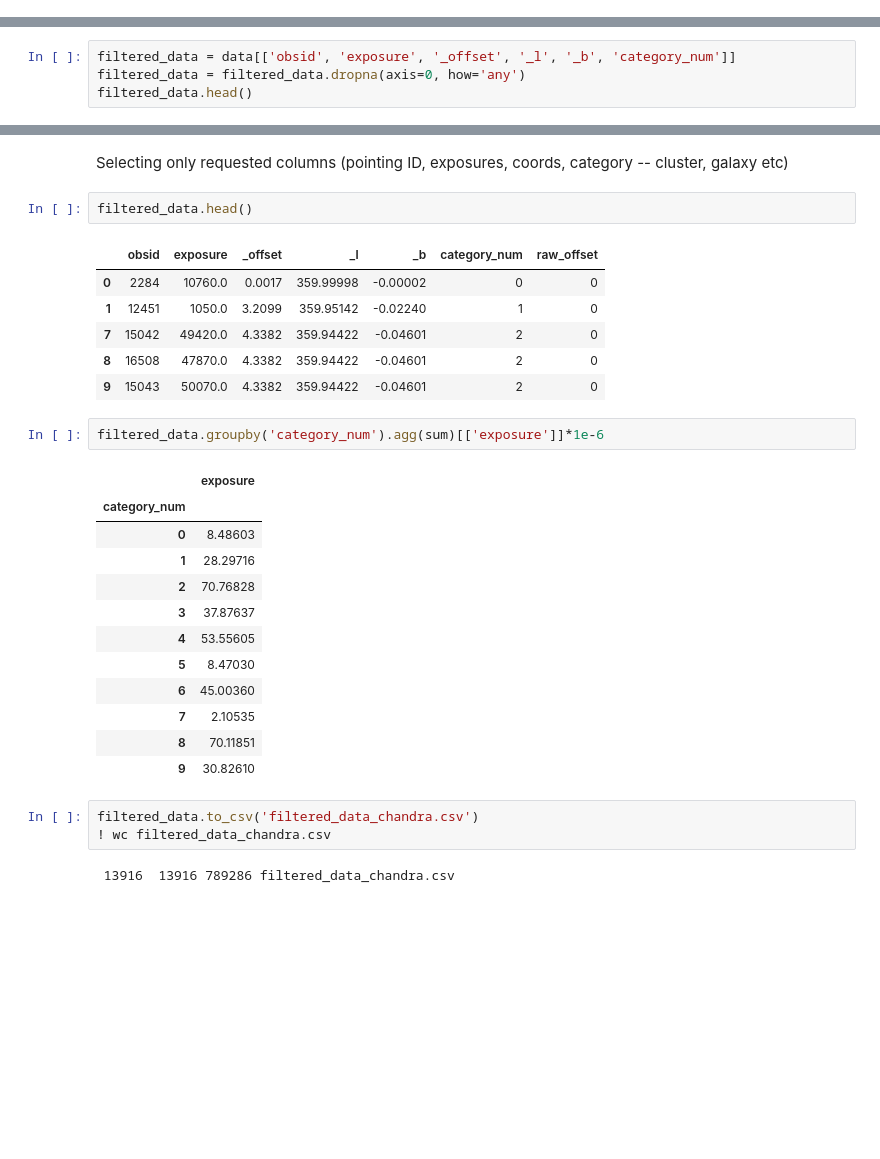
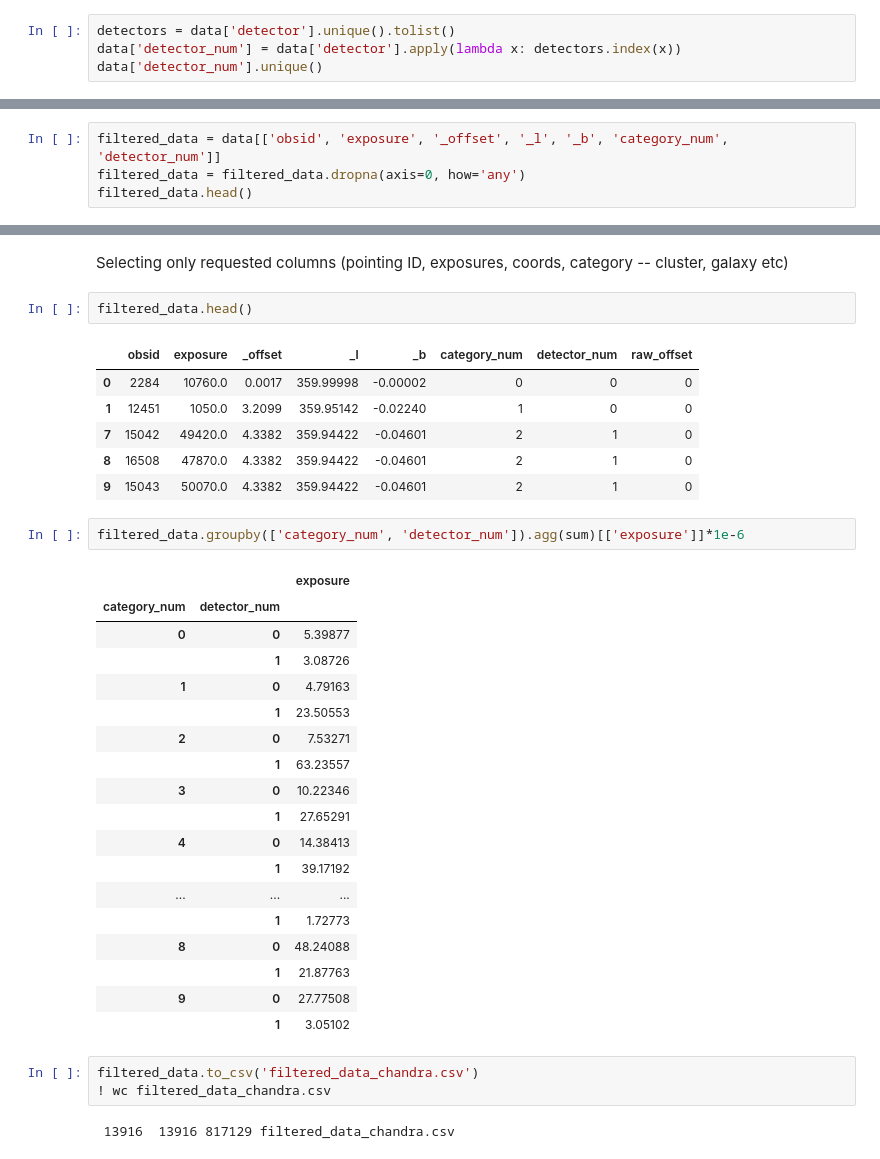
Before and after one commit to Dima806/archived-xray-data-heasarc, a Jupyter notebook: archived-chandra-data.ipynb, the cells around one changed output, grey strips where cells are left out. Saved outputs shown, nothing was run; the diff lists cells and outputs as text; blank space fills up the shorter version.

```diff
--- a/archived-chandra-data.ipynb
+++ b/archived-chandra-data.ipynb
@@ -175,3 +175,7 @@ data['exposure'].head()
 8    47870.0
 9    50070.0
 Name: exposure, dtype: float64
+# %%
+detectors = data['detector'].unique().tolist()
+data['detector_num'] = data['detector'].apply(lambda x: detectors.index(x))
+data['detector_num'].unique()
@@ -191,7 +211,7 @@ data.describe()
 | 75% | 14435.500000 | 283.770990 | 45.888680 | 34955.000000 | 13.000000 | 1.380088e+07 | 800230.500000 | 7000.000000 | 6853.450300 | ... |
 | max | 62877.000000 | 359.999990 | 89.583710 | 192360.000000 | 19.000000 | 1.990067e+07 | 980458.000000 | 9999.000000 | 10764.413500 | ... |
 # %%
-filtered_data = data[['obsid', 'exposure', '_offset', '_l', '_b', 'category_num']]
+filtered_data = data[['obsid', 'exposure', '_offset', '_l', '_b', 'category_num', 'detector_num']]
 filtered_data = filtered_data.dropna(axis=0, how='any')
 filtered_data.head()
 # %% [output]
@@ -229,29 +277,35 @@ Selecting only requested columns (pointing ID, exposures, coords, category -- cl
 # %%
 filtered_data.head()
 # %% [output]
-|  | obsid | exposure | _offset | _l | _b | category_num | raw_offset |
-| 0 | 2284 | 10760.0 | 0.0017 | 359.99998 | -0.00002 | 0 | 0 |
-| 1 | 12451 | 1050.0 | 3.2099 | 359.95142 | -0.02240 | 1 | 0 |
-| 7 | 15042 | 49420.0 | 4.3382 | 359.94422 | -0.04601 | 2 | 0 |
-| 8 | 16508 | 47870.0 | 4.3382 | 359.94422 | -0.04601 | 2 | 0 |
-| 9 | 15043 | 50070.0 | 4.3382 | 359.94422 | -0.04601 | 2 | 0 |
+|  | obsid | exposure | _offset | _l | _b | category_num | detector_num | raw_offset |
+| 0 | 2284 | 10760.0 | 0.0017 | 359.99998 | -0.00002 | 0 | 0 | 0 |
+| 1 | 12451 | 1050.0 | 3.2099 | 359.95142 | -0.02240 | 1 | 0 | 0 |
+| 7 | 15042 | 49420.0 | 4.3382 | 359.94422 | -0.04601 | 2 | 1 | 0 |
+| 8 | 16508 | 47870.0 | 4.3382 | 359.94422 | -0.04601 | 2 | 1 | 0 |
+| 9 | 15043 | 50070.0 | 4.3382 | 359.94422 | -0.04601 | 2 | 1 | 0 |
 # %%
-filtered_data.groupby('category_num').agg(sum)[['exposure']]*1e-6
+filtered_data.groupby(['category_num', 'detector_num']).agg(sum)[['exposure']]*1e-6
 # %% [output]
-|  | exposure |
-| category_num |  |
-| 0 | 8.48603 |
-| 1 | 28.29716 |
-| 2 | 70.76828 |
-| 3 | 37.87637 |
-| 4 | 53.55605 |
-| 5 | 8.47030 |
-| 6 | 45.00360 |
-| 7 | 2.10535 |
-| 8 | 70.11851 |
-| 9 | 30.82610 |
+|  |  | exposure |
+| category_num | detector_num |  |
+| 0 | 0 | 5.39877 |
+|  | 1 | 3.08726 |
+| 1 | 0 | 4.79163 |
+|  | 1 | 23.50553 |
+| 2 | 0 | 7.53271 |
+|  | 1 | 63.23557 |
+| 3 | 0 | 10.22346 |
+|  | 1 | 27.65291 |
+| 4 | 0 | 14.38413 |
+|  | 1 | 39.17192 |
+| ... | ... | ... |
+|  | 1 | 1.72773 |
+| 8 | 0 | 48.24088 |
+|  | 1 | 21.87763 |
+| 9 | 0 | 27.77508 |
+|  | 1 | 3.05102 |
 # %%
 filtered_data.to_csv('filtered_data_chandra.csv')
 ! wc filtered_data_chandra.csv
 # %% [output]
- 13916  13916 789286 filtered_data_chandra.csv
+ 13916  13916 817129 filtered_data_chandra.csv
```
Also changed, not shown: parts of 11 cells of this notebook.
